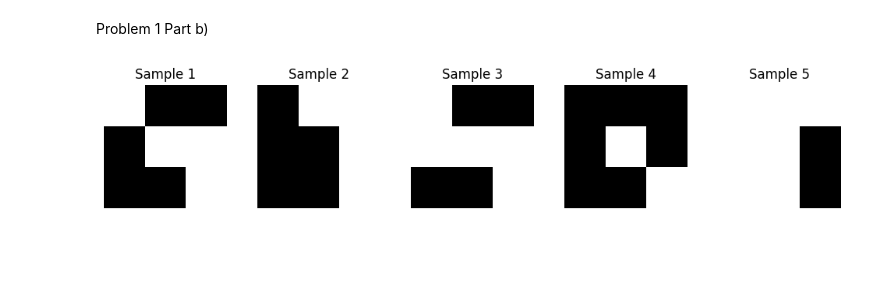
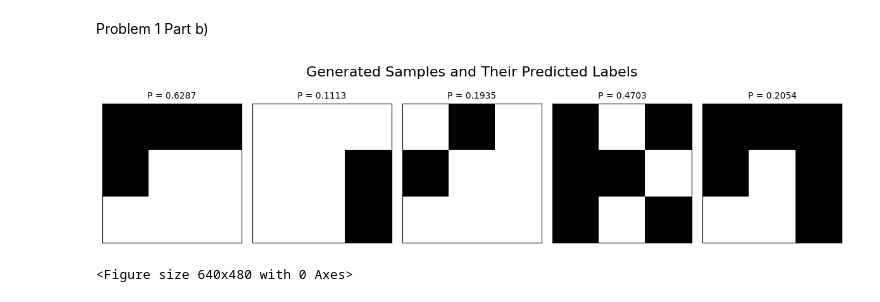
Before and after one commit to asandeep1/ECE-8803-HW1, a Jupyter notebook: ECE_8803_HW1_.ipynb, the cells around one changed output. Saved outputs shown, nothing was run; the diff lists cells and outputs as text; code cells hidden in the pictures; blank space fills up the shorter version.

```diff
--- a/ECE_8803_HW1_.ipynb
+++ b/ECE_8803_HW1_.ipynb
@@ -8,6 +8,13 @@ import tensorflow as tf
 from tensorflow.keras.models import Sequential
 from tensorflow.keras.layers import Dense
 import matplotlib.pyplot as plt
+
+def plot_image_with_label(image_flat, label, ax):
+    image_grid = image_flat.reshape(3, 3)
+    ax.imshow(image_grid, cmap='gray', vmin=0, vmax=1)
+    ax.set_title(f'P = {label:.4f}', fontsize=10)
+    ax.set_xticks([])
+    ax.set_yticks([])
 
 # 0 means black, 1 means white
 def generate_img(sampleSize):
@@ -41,37 +48,40 @@ def buildMLP(xTrain, yTrain):
 
 def gen_Samples(model, sampleSize, num_proposals=10000):
     samples = []
     while len(samples) < sampleSize:
         gen_imgs = np.random.randint(0, 2, (num_proposals, 9))
         predict_labels = model.predict(gen_imgs, verbose=0).flatten()
 
         max_prob = np.max(predict_labels)
         norm_probs = predict_labels / max_prob if max_prob > 0 else predict_labels
 
         # rejection sampling
         for i in range(num_proposals):
             if np.random.rand() < norm_probs[i] and len(samples) < sampleSize:
                 samples.append(gen_imgs[i])
     return np.array(samples)
 
 # Create training data
 x_train, x_labels = generate_img(200)
 
 # Train the model
 myMLP = buildMLP(x_train, x_labels)
 
 # Generate new samples
 generated_imgs = gen_Samples(myMLP, 5)
 
 # Visualization of samples
-fig, axes = plt.subplots(1, 5, figsize=(10, 2))
-for i, ax in enumerate(axes):
-    image_reshaped = generated_imgs[i].reshape(3, 3)
-    ax.imshow(image_reshaped, cmap='gray')
-    ax.set_title(f'Sample {i+1}')
-    ax.axis('off')
+fig, axes = plt.subplots(1, 5, figsize=(12, 3))
+fig.suptitle('Generated Samples and Their Predicted Labels', fontsize=16)
+
+for i in range(5):
+    plot_image_with_label(generated_imgs[i], labels[i], axes[i])
+
+plt.tight_layout(rect=[0, 0, 1, 0.95])
+plt.show()
 
 plt.tight_layout()
 plt.show()
 # %% [output]
-[figure, old version]
+[figure, new version]
+<Figure size 640x480 with 0 Axes>
```
Also changed, not shown: parts of 2 cells of this notebook.
